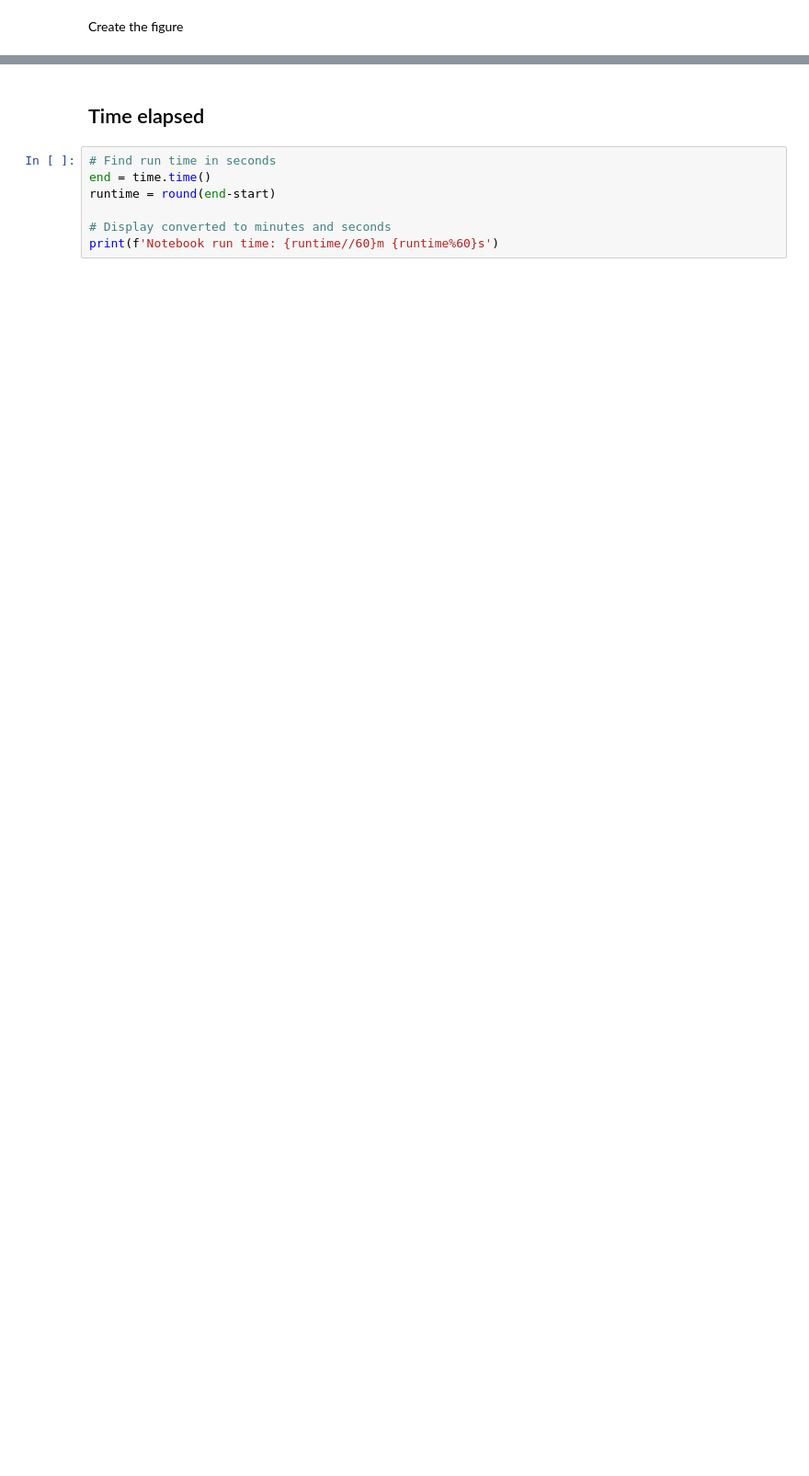
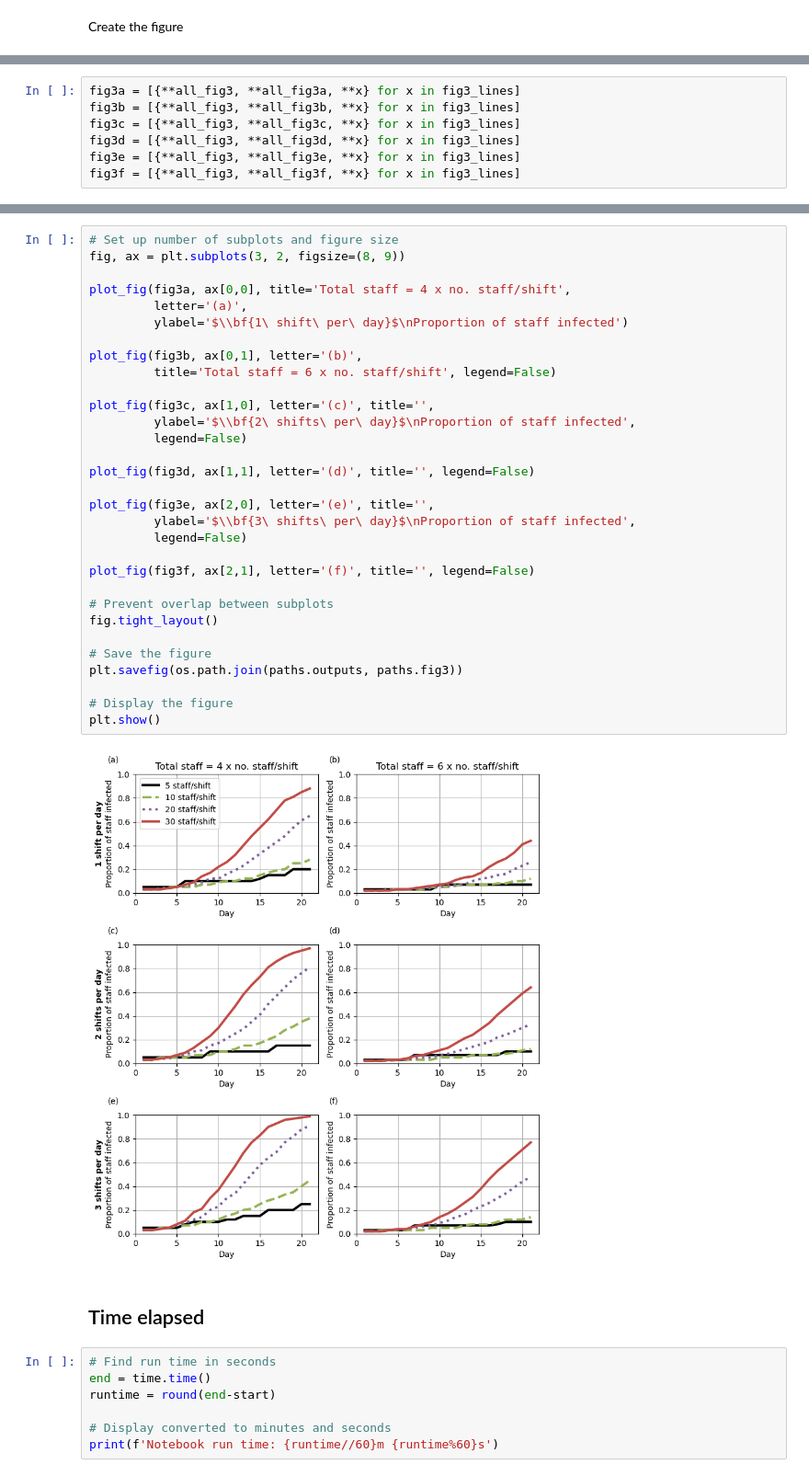
Before and after one commit to pythonhealthdatascience/stars-reproduce-lim-2020, a Jupyter notebook: reproduction/scripts/reproduction.ipynb, the cells around one changed output, grey strips where cells are left out. Shown: that part at 92% size. Cells and saved outputs as stored; diff of their text form; blank space fills up the shorter version.

```diff
--- a/reproduction/scripts/reproduction.ipynb
+++ b/reproduction/scripts/reproduction.ipynb
@@ -396,0 +483,7 @@ plt.show()
+# %%
+fig3a = [{**all_fig3, **all_fig3a, **x} for x in fig3_lines]
+fig3b = [{**all_fig3, **all_fig3b, **x} for x in fig3_lines]
+fig3c = [{**all_fig3, **all_fig3c, **x} for x in fig3_lines]
+fig3d = [{**all_fig3, **all_fig3d, **x} for x in fig3_lines]
+fig3e = [{**all_fig3, **all_fig3e, **x} for x in fig3_lines]
+fig3f = [{**all_fig3, **all_fig3f, **x} for x in fig3_lines]
@@ -397,3 +492,36 @@ plt.show()
+# %%
+# Set up number of subplots and figure size
+fig, ax = plt.subplots(3, 2, figsize=(8, 9))
+
+plot_fig(fig3a, ax[0,0], title='Total staff = 4 x no. staff/shift',
+         letter='(a)',
+         ylabel='$\\bf{1\ shift\ per\ day}$\nProportion of staff infected')
+
+plot_fig(fig3b, ax[0,1], letter='(b)',
+         title='Total staff = 6 x no. staff/shift', legend=False)
+
+plot_fig(fig3c, ax[1,0], letter='(c)', title='',
+         ylabel='$\\bf{2\ shifts\ per\ day}$\nProportion of staff infected',
+         legend=False)
+
+plot_fig(fig3d, ax[1,1], letter='(d)', title='', legend=False)
+
+plot_fig(fig3e, ax[2,0], letter='(e)', title='',
+         ylabel='$\\bf{3\ shifts\ per\ day}$\nProportion of staff infected',
+         legend=False)
+
+plot_fig(fig3f, ax[2,1], letter='(f)', title='', legend=False)
+
+# Prevent overlap between subplots
+fig.tight_layout()
+
+# Save the figure
+plt.savefig(os.path.join(paths.outputs, paths.fig3))
+
+# Display the figure
+plt.show()
+# %% [output]
+[figure, added]
 # %% [markdown]
 ## Time elapsed
 # %%
```
Also changed, not shown: parts of 15 cells of this notebook, 2 other files.
